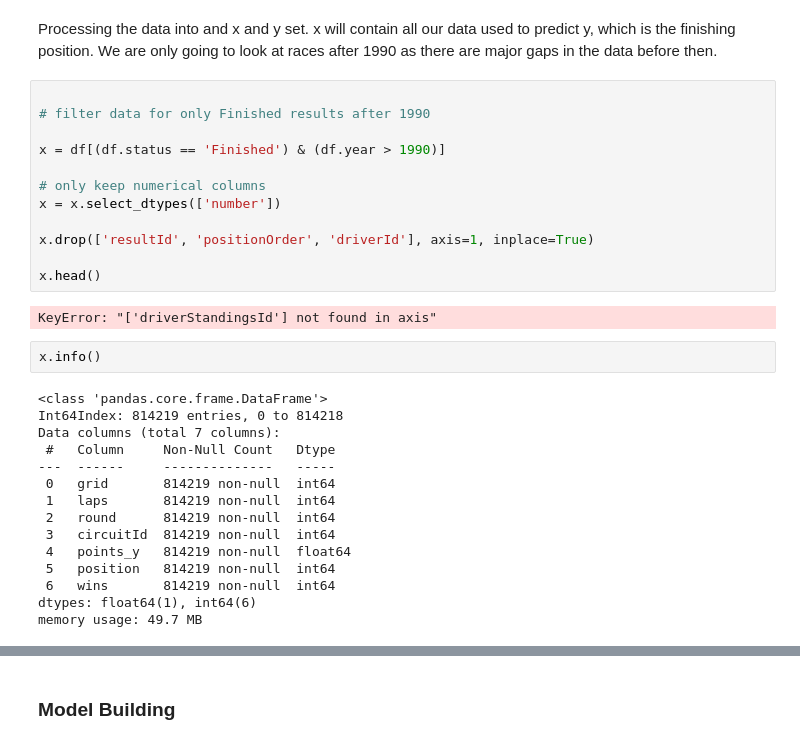
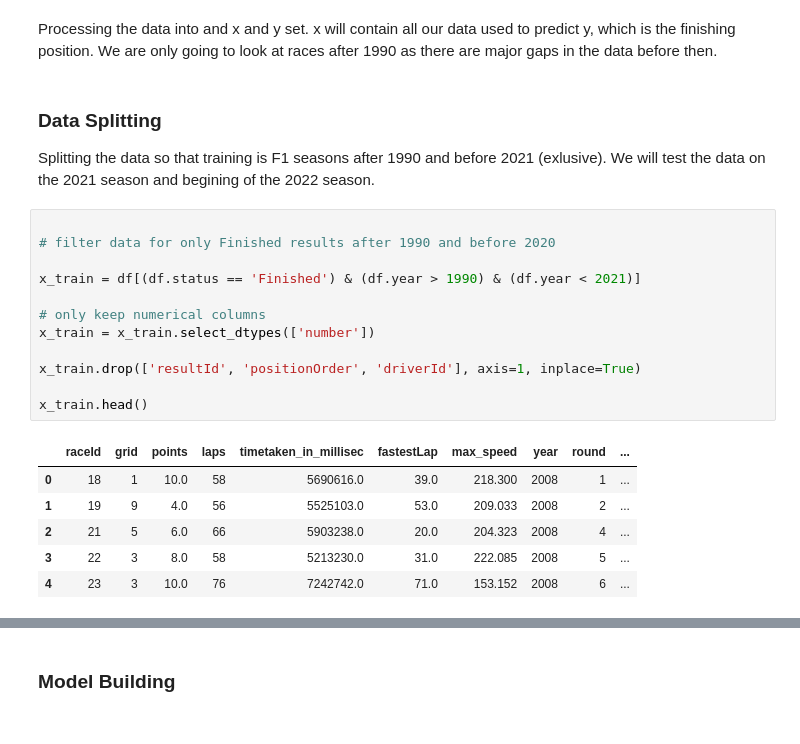
Before and after one commit to Robert336/Final-Project-CP468, a Jupyter notebook: F1_Predictor.ipynb, the cells around one changed output, grey strips where cells are left out. Saved outputs shown, nothing was run; the diff lists cells and outputs as text.

```diff
--- a/F1_Predictor.ipynb
+++ b/F1_Predictor.ipynb
@@ -691,34 +684,25 @@ maps
 ### Regression
 # %% [markdown]
 Processing the data into and x and y set. x will contain all our data used to predict y, which is the finishing position. We are only going to look at races after 1990 as there are major gaps in the data before then.
+# %% [markdown]
+### Data Splitting
+Splitting the data so that training is F1 seasons after 1990 and before 2021 (exlusive). We will test the data on the 2021 season and begining of the 2022 season.
 # %%
 
-# filter data for only Finished results after 1990
+# filter data for only Finished results after 1990 and before 2020
 
-x = df[(df.status == 'Finished') & (df.year > 1990)]
+x_train = df[(df.status == 'Finished') & (df.year > 1990) & (df.year < 2021)]
 
 # only keep numerical columns
-x = x.select_dtypes(['number'])
+x_train = x_train.select_dtypes(['number'])
 
-x.drop(['resultId', 'positionOrder', 'driverId'], axis=1, inplace=True)
+x_train.drop(['resultId', 'positionOrder', 'driverId'], axis=1, inplace=True)
 
-x.head()
+x_train.head()
 # %% [output]
-KeyError: "['driverStandingsId'] not found in axis"
+|  | raceId | grid | points | laps | timetaken_in_millisec | fastestLap | max_speed | year | round | ... |
+| 0 | 18 | 1 | 10.0 | 58 | 5690616.0 | 39.0 | 218.300 | 2008 | 1 | ... |
+| 1 | 19 | 9 | 4.0 | 56 | 5525103.0 | 53.0 | 209.033 | 2008 | 2 | ... |
+| 2 | 21 | 5 | 6.0 | 66 | 5903238.0 | 20.0 | 204.323 | 2008 | 4 | ... |
+| 3 | 22 | 3 | 8.0 | 58 | 5213230.0 | 31.0 | 222.085 | 2008 | 5 | ... |
+| 4 | 23 | 3 | 10.0 | 76 | 7242742.0 | 71.0 | 153.152 | 2008 | 6 | ... |
-# %%
-x.info()
-# %% [output]
-<class 'pandas.core.frame.DataFrame'>
-Int64Index: 814219 entries, 0 to 814218
-Data columns (total 7 columns):
- #   Column     Non-Null Count   Dtype
----  ------     --------------   -----
- 0   grid       814219 non-null  int64
- 1   laps       814219 non-null  int64
- 2   round      814219 non-null  int64
- 3   circuitId  814219 non-null  int64
- 4   points_y   814219 non-null  float64
- 5   position   814219 non-null  int64
- 6   wins       814219 non-null  int64
-dtypes: float64(1), int64(6)
-memory usage: 49.7 MB
```
Also changed, not shown: parts of 18 cells of this notebook.
